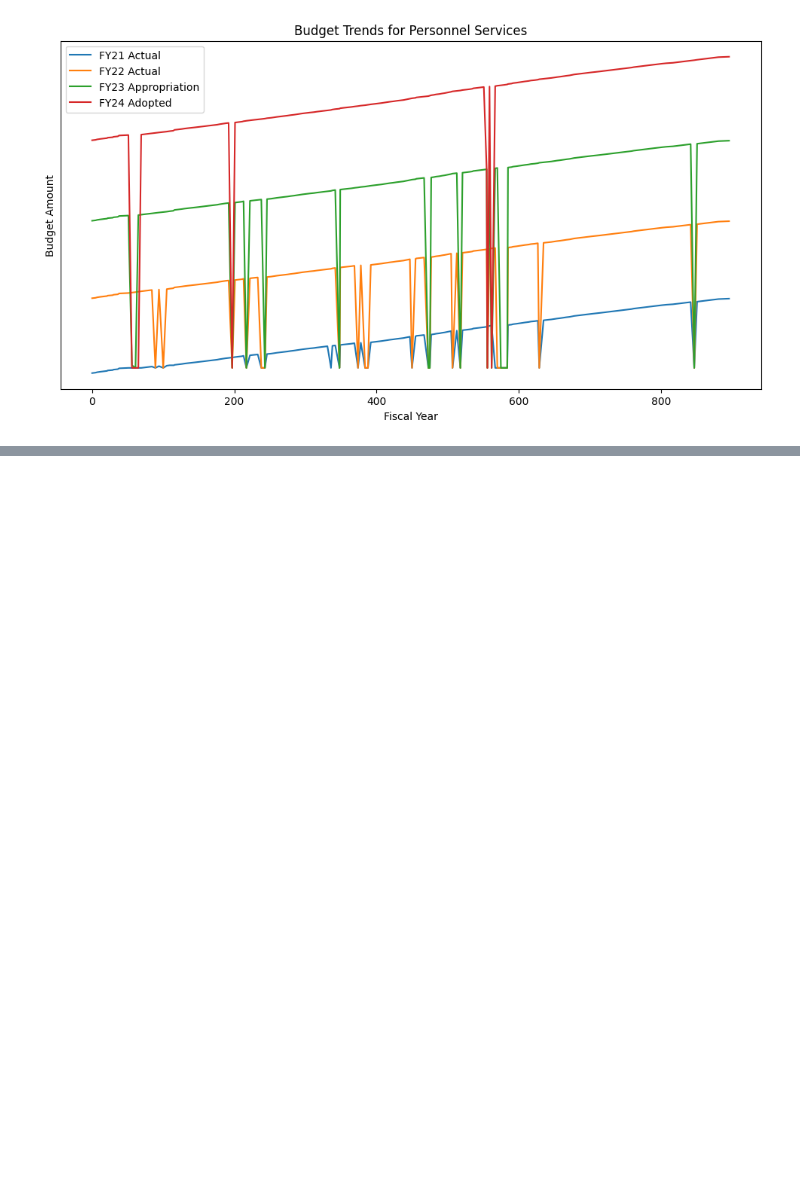
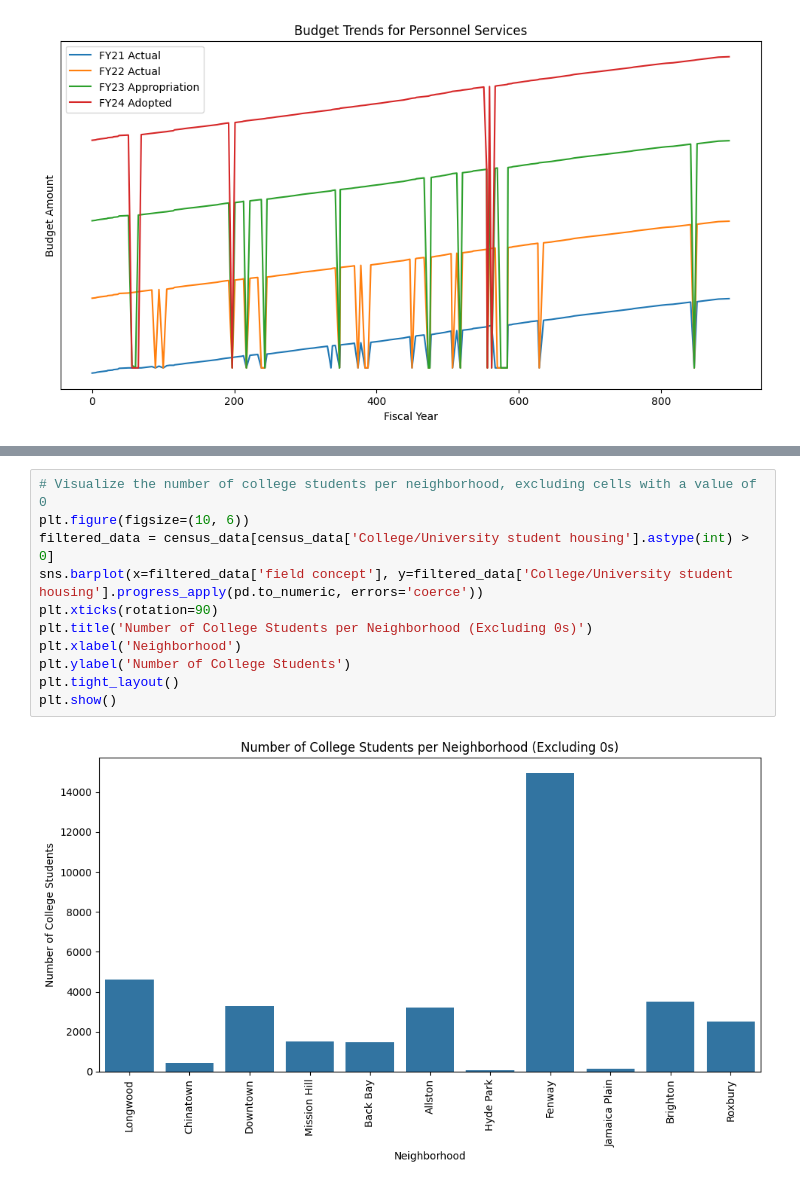
Before and after one commit to BU-Spark/ds-boston-city-budget, a Jupyter notebook: fa23-team-a/visual.ipynb, the cells around one changed output, grey strips where cells are left out. Drawn from its saved outputs; the diff is of its cells as text; blank space fills up the shorter version.

```diff
--- a/fa23-team-a/visual.ipynb
+++ b/fa23-team-a/visual.ipynb
@@ -266,0 +342,13 @@ plt.show()
+# %%
+# Visualize the number of college students per neighborhood, excluding cells with a value of 0
+plt.figure(figsize=(10, 6))
+filtered_data = census_data[census_data['College/University student housing'].astype(int) > 0]
+sns.barplot(x=filtered_data['field concept'], y=filtered_data['College/University student housing'].progress_apply(pd.to_numeric, errors='coerce'))
+plt.xticks(rotation=90)
+plt.title('Number of College Students per Neighborhood (Excluding 0s)')
+plt.xlabel('Neighborhood')
+plt.ylabel('Number of College Students')
+plt.tight_layout()
+plt.show()
+# %% [output]
+[figure, added]
```
Also changed, not shown: parts of 5 cells of this notebook.
